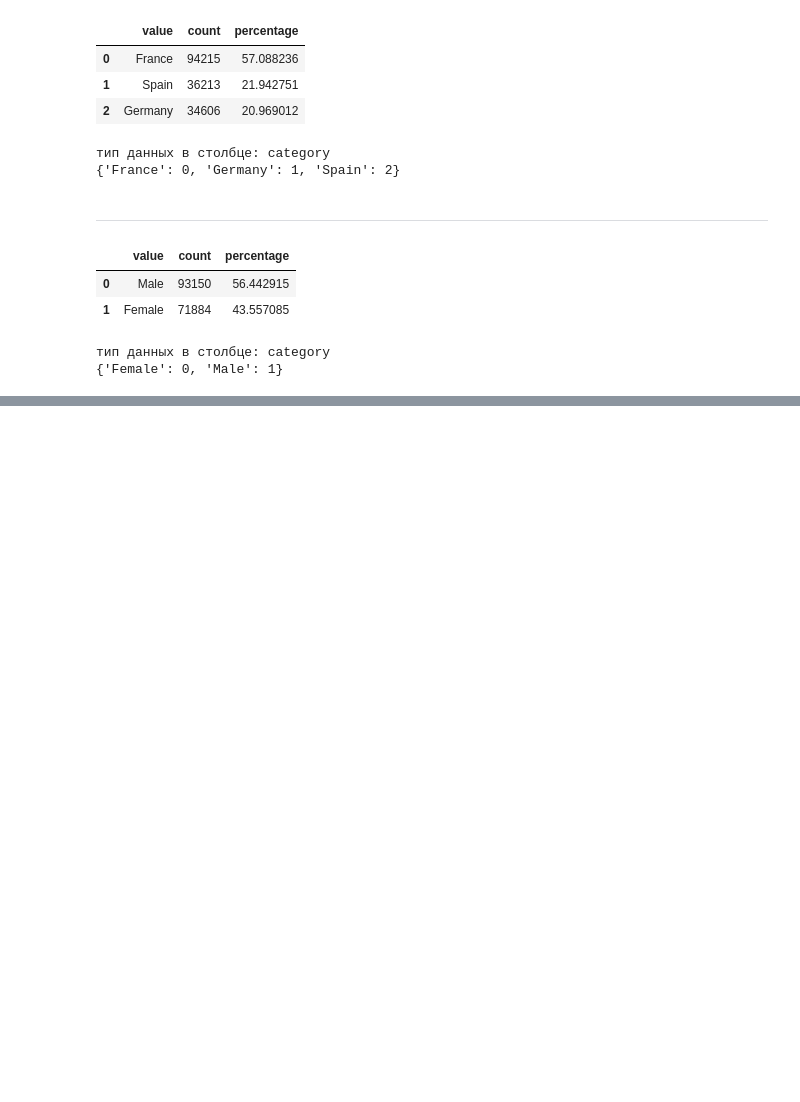
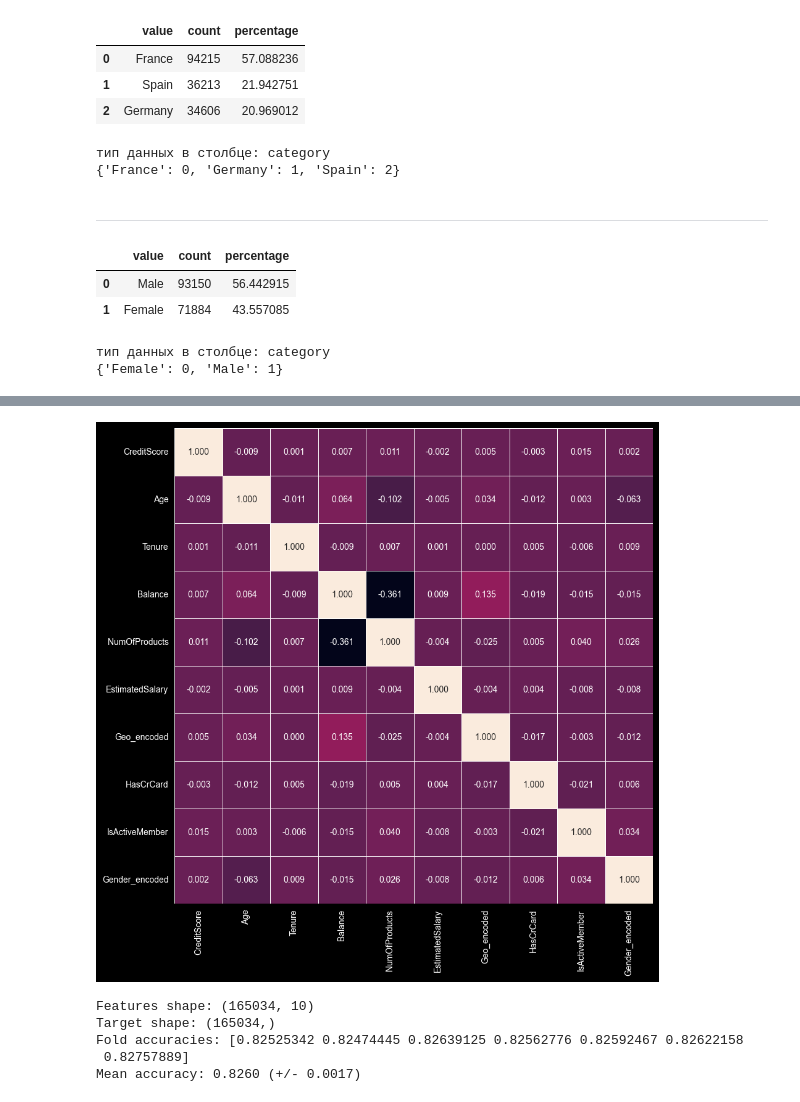
Before and after one commit to Evgeny725/ml-basics, a Jupyter notebook: bank_churn.ipynb, the cells around one changed output, grey strips where cells are left out. Drawn from its saved outputs; the diff is of its cells as text; code cells hidden in the pictures; blank space fills up the shorter version.

```diff
--- a/bank_churn.ipynb
+++ b/bank_churn.ipynb
@@ -249,0 +422,35 @@ print(gender_dict)
+# %%
+# еще раз корреляция между столбцами (без целевого) в виде тепловой карты
+
+plt.figure(figsize=(10, 10))
+sns.heatmap(dataset_normalized.drop(['Exited'], axis=1).corr(), annot=True, cbar=False, linewidths=.5, fmt= '.3f')
+plt.show()
+# %% [output]
+[figure, added]
+# %%
+dataset_normalized.head()
+
+X = dataset_normalized.drop(['Exited'],axis=1)
+Y = dataset_normalized['Exited']
+
+print(f'Features shape: {X.shape}')
+print(f'Target shape: {Y.shape}')
+
+# пробуем лог. регрессию
+logreg = LogisticRegression(max_iter=1000, random_state=555)
+
+# разбиваем весь объем данных на n частей
+cv = StratifiedKFold(n_splits=7, shuffle=True, random_state=555)
+
+# Train and evaluate using cross-validation
+scores = cross_val_score(logreg, X, Y, cv=cv, scoring='accuracy')
+
+# Итого
+print(f"Fold accuracies: {scores}")
+print(f"Mean accuracy: {scores.mean():.4f} (+/- {scores.std() * 2:.4f})")
+# %% [output]
+Features shape: (165034, 10)
+Target shape: (165034,)
+Fold accuracies: [0.82525342 0.82474445 0.82639125 0.82562776 0.82592467 0.82622158
+ 0.82757889]
+Mean accuracy: 0.8260 (+/- 0.0017)
```
Also changed, not shown: parts of 15 cells of this notebook, 2 other files.
